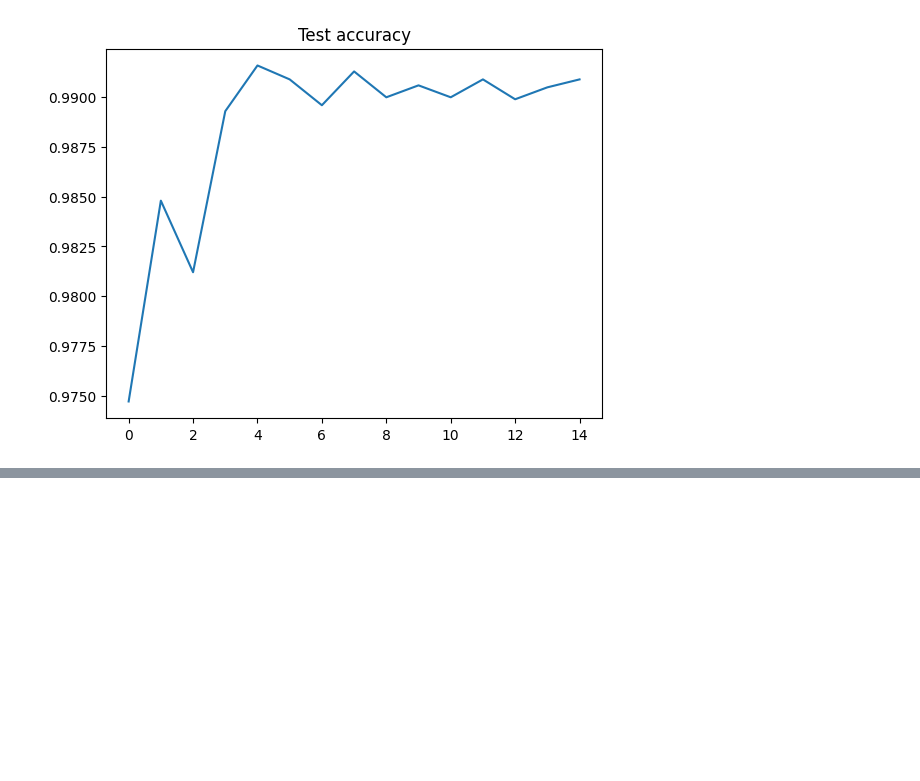
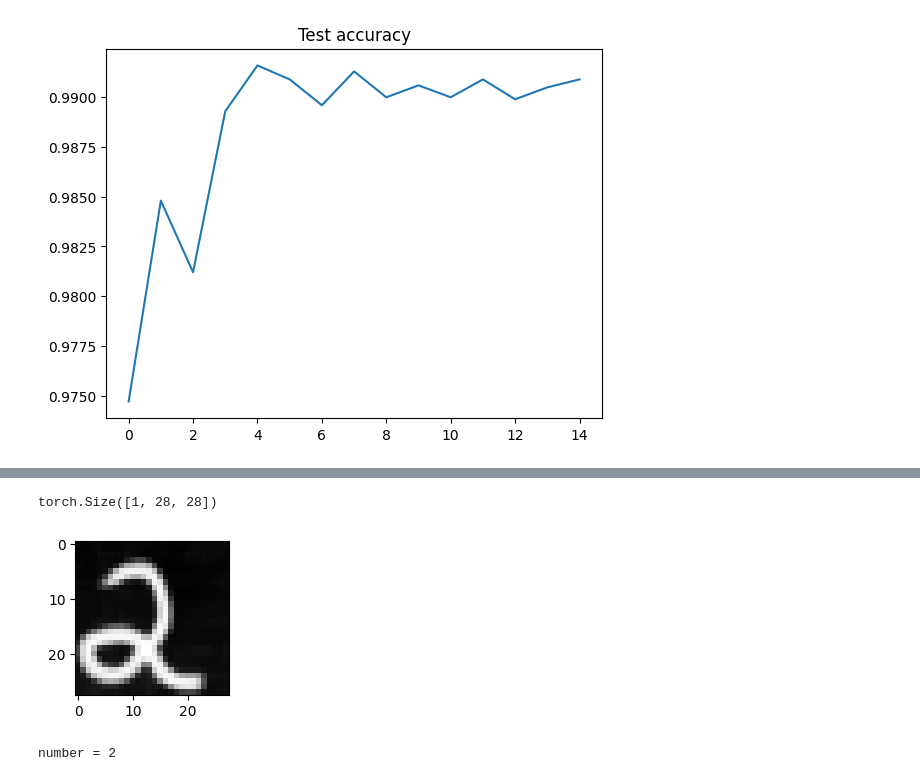
Before and after one commit to Aleksandr62aa/AI_ML_DL, a Jupyter notebook: CNN_LeNet5_MNIST.ipynb, the cells around one changed output, grey strips where cells are left out. Drawn from its saved outputs; the diff is of its cells as text; code cells hidden in the pictures; blank space fills up the shorter version.

```diff
--- a/CNN_LeNet5_MNIST.ipynb
+++ b/CNN_LeNet5_MNIST.ipynb
@@ -201,0 +242,23 @@ plt.title('Test accuracy');
+# %%
+# number 2
+img_transforms = transforms.Compose([
+     transforms.Resize((28)),
+     transforms.CenterCrop((28)),
+     transforms.ToTensor()
+])
+
+plt.figure(figsize=(20,2))
+img = Image.open('/content/num_3.jpg')
+img_tensor = img_transforms(img)[0:1,:,:]
+print(img_tensor.shape)
+image_plot(img_tensor)
+# %% [output]
+torch.Size([1, 28, 28])
+[figure, added]
+# %%
+# Classification
+model_LeNet5.eval()
+class_obj = torch.argmax(model_LeNet5(img_tensor.unsqueeze(0).to(device)))
+print('number =', int(class_obj))
+# %% [output]
+number = 2
```
Also changed, not shown: parts of 10 cells of this notebook.
